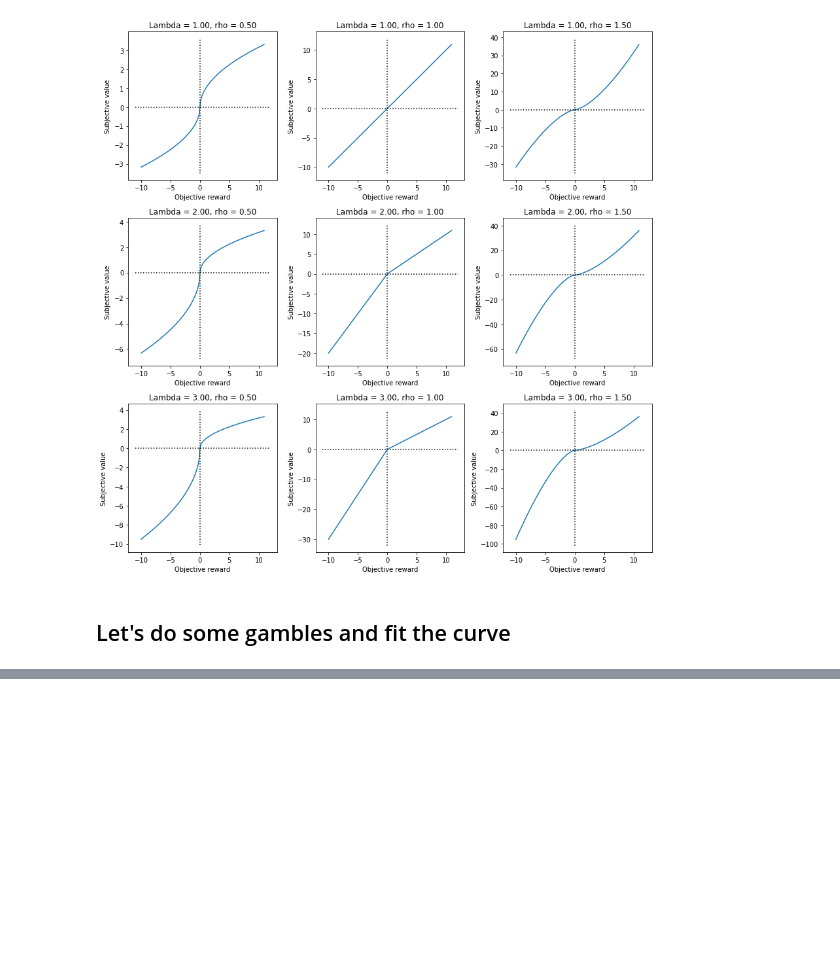
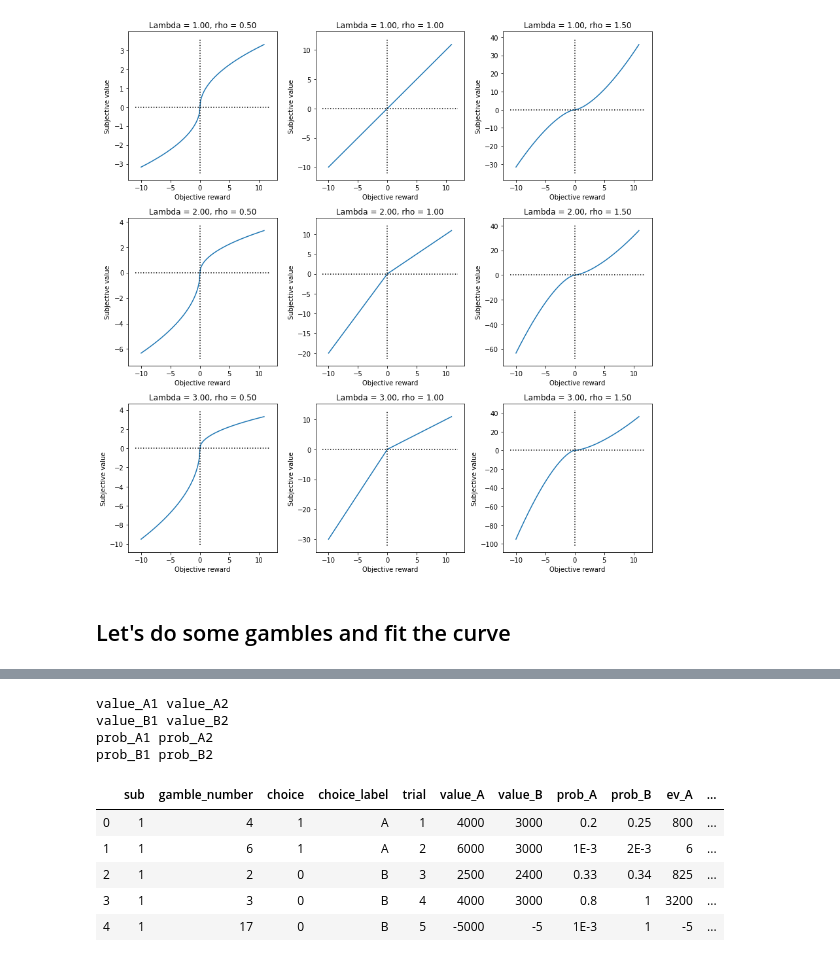
Before and after one commit to jeroenvanbaar/Computational_modeling_tutorial, a Jupyter notebook: 8.Prospect_theory.ipynb, the cells around one changed output, grey strips where cells are left out. Drawn from its saved outputs; the diff is of its cells as text; code cells hidden in the pictures; blank space fills up the shorter version.

```diff
--- a/8.Prospect_theory.ipynb
+++ b/8.Prospect_theory.ipynb
@@ -66,0 +82,23 @@ plt.tight_layout()
+# %%
+# Split options A and B by their multiple outcomes
+columns_to_split = ['value_A','value_B','prob_A','prob_B']
+split_cols = []
+for col in columns_to_split:
+    col_out_1, col_out_2 = ['%s1'%col,'%s2'%col]
+    split_cols.extend([col_out_1,col_out_2])
+    print(col_out_1, col_out_2)
+    dat[[col_out_1, col_out_2]] = dat[col].str.split(pat = ', ', expand=True).copy()
+# dat = dat.drop(columns = columns_to_split)
+dat = dat.replace(to_replace = {None:0})
+dat.head()
+# %% [output]
+value_A1 value_A2
+value_B1 value_B2
+prob_A1 prob_A2
+prob_B1 prob_B2
+|  | sub | gamble_number | choice | choice_label | trial | value_A | value_B | prob_A | prob_B | ev_A | ... |
+| 0 | 1 | 4 | 1 | A | 1 | 4000 | 3000 | 0.2 | 0.25 | 800 | ... |
+| 1 | 1 | 6 | 1 | A | 2 | 6000 | 3000 | 1E-3 | 2E-3 | 6 | ... |
+| 2 | 1 | 2 | 0 | B | 3 | 2500 | 2400 | 0.33 | 0.34 | 825 | ... |
+| 3 | 1 | 3 | 0 | B | 4 | 4000 | 3000 | 0.8 | 1 | 3200 | ... |
+| 4 | 1 | 17 | 0 | B | 5 | -5000 | -5 | 1E-3 | 1 | -5 | ... |
```
Also changed, not shown: parts of 10 cells of this notebook.
